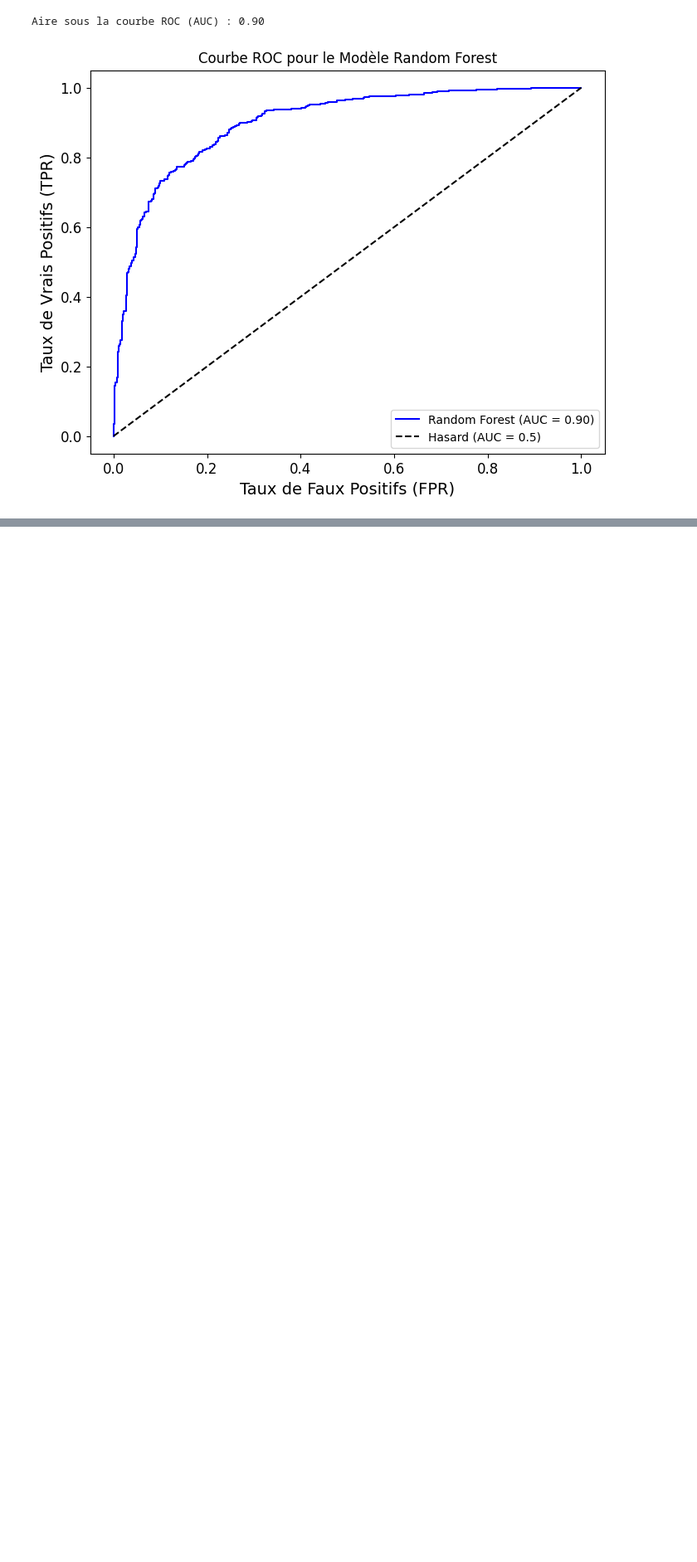
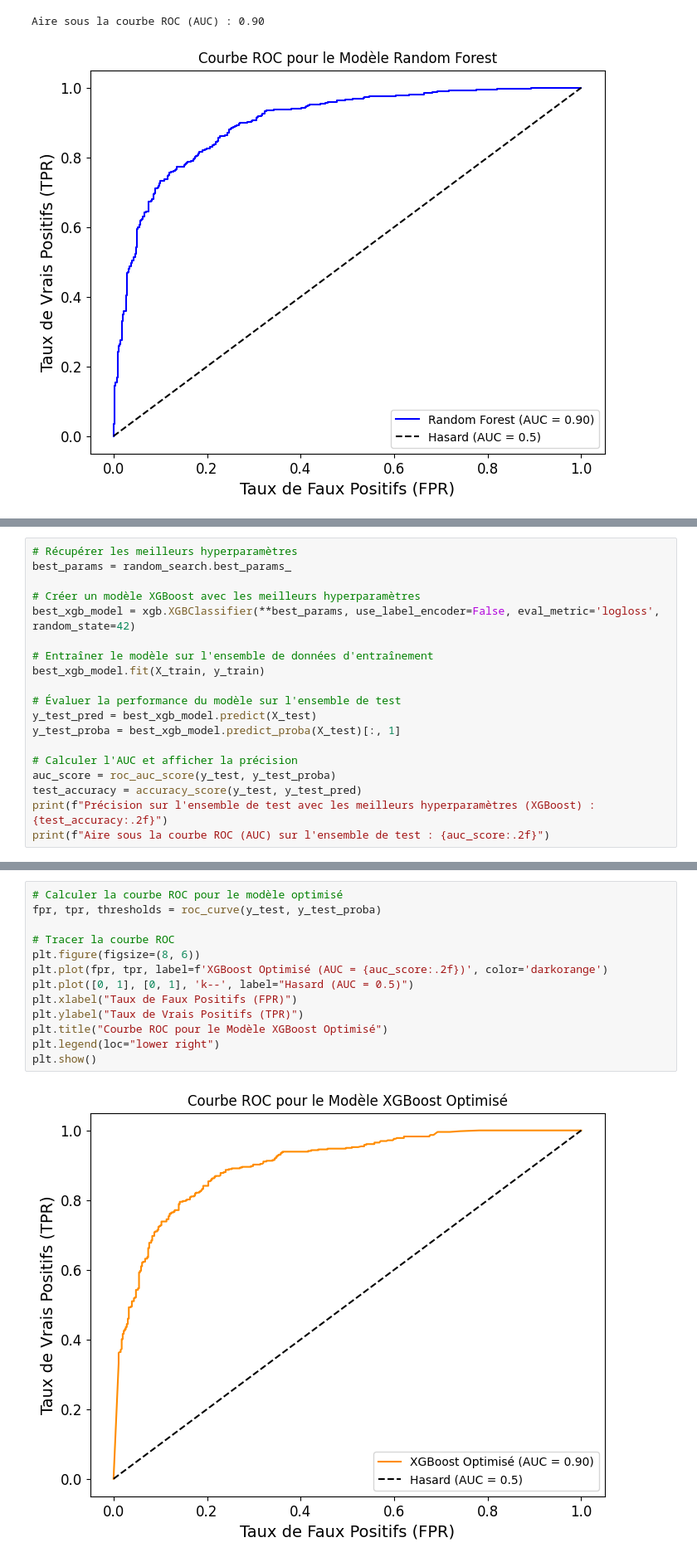
Before and after one commit to mdunand2/2024_MLEES, a Jupyter notebook: Project/Landslide_Italy.ipynb, the cells around one changed output, grey strips where cells are left out. Shown at 83% size. Saved outputs shown, nothing was run; the diff lists cells and outputs as text; blank space fills up the shorter version.

```diff
--- a/Project/Landslide_Italy.ipynb
+++ b/Project/Landslide_Italy.ipynb
@@ -402,0 +532,19 @@ Aire sous la courbe ROC (AUC) : 0.90
+# %%
+# Récupérer les meilleurs hyperparamètres
+best_params = random_search.best_params_
+
+# Créer un modèle XGBoost avec les meilleurs hyperparamètres
+best_xgb_model = xgb.XGBClassifier(**best_params, use_label_encoder=False, eval_metric='logloss', random_state=42)
+
+# Entraîner le modèle sur l'ensemble de données d'entraînement
+best_xgb_model.fit(X_train, y_train)
+
+# Évaluer la performance du modèle sur l'ensemble de test
+y_test_pred = best_xgb_model.predict(X_test)
+y_test_proba = best_xgb_model.predict_proba(X_test)[:, 1]
+
+# Calculer l'AUC et afficher la précision
+auc_score = roc_auc_score(y_test, y_test_proba)
+test_accuracy = accuracy_score(y_test, y_test_pred)
+print(f"Précision sur l'ensemble de test avec les meilleurs hyperparamètres (XGBoost) : {test_accuracy:.2f}")
+print(f"Aire sous la courbe ROC (AUC) sur l'ensemble de test : {auc_score:.2f}")
@@ -402,0 +557,15 @@ Aire sous la courbe ROC (AUC) : 0.90
+# %%
+# Calculer la courbe ROC pour le modèle optimisé
+fpr, tpr, thresholds = roc_curve(y_test, y_test_proba)
+
+# Tracer la courbe ROC
+plt.figure(figsize=(8, 6))
+plt.plot(fpr, tpr, label=f'XGBoost Optimisé (AUC = {auc_score:.2f})', color='darkorange')
+plt.plot([0, 1], [0, 1], 'k--', label="Hasard (AUC = 0.5)")
+plt.xlabel("Taux de Faux Positifs (FPR)")
+plt.ylabel("Taux de Vrais Positifs (TPR)")
+plt.title("Courbe ROC pour le Modèle XGBoost Optimisé")
+plt.legend(loc="lower right")
+plt.show()
+# %% [output]
+[figure, added]
```
Also changed, not shown: parts of 17 cells of this notebook.
